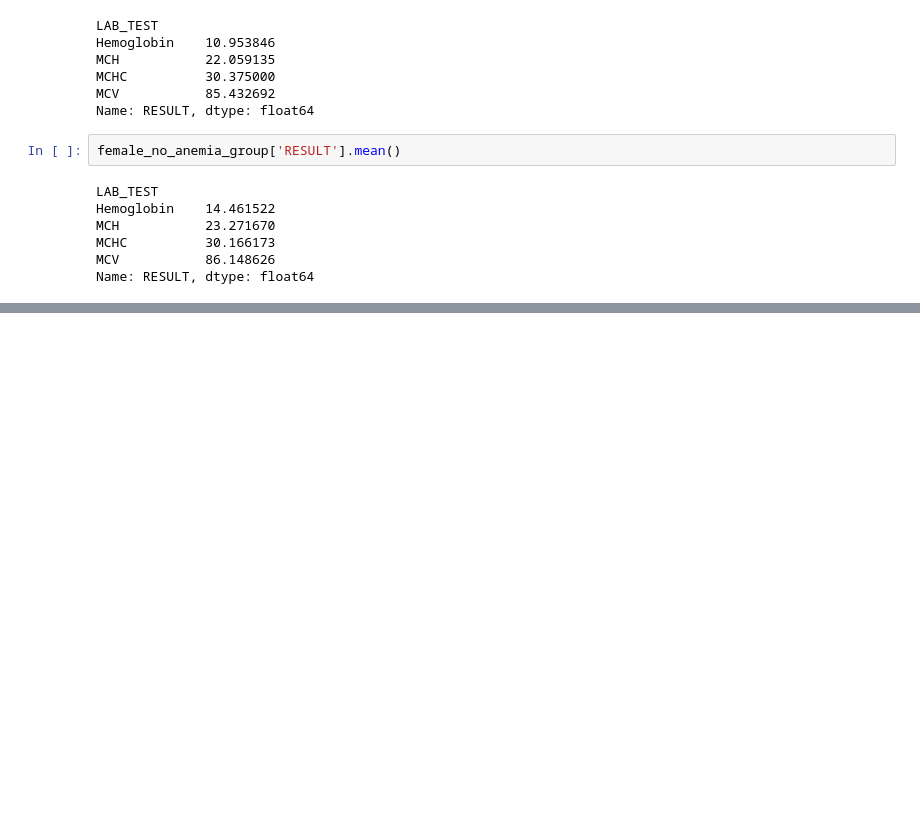
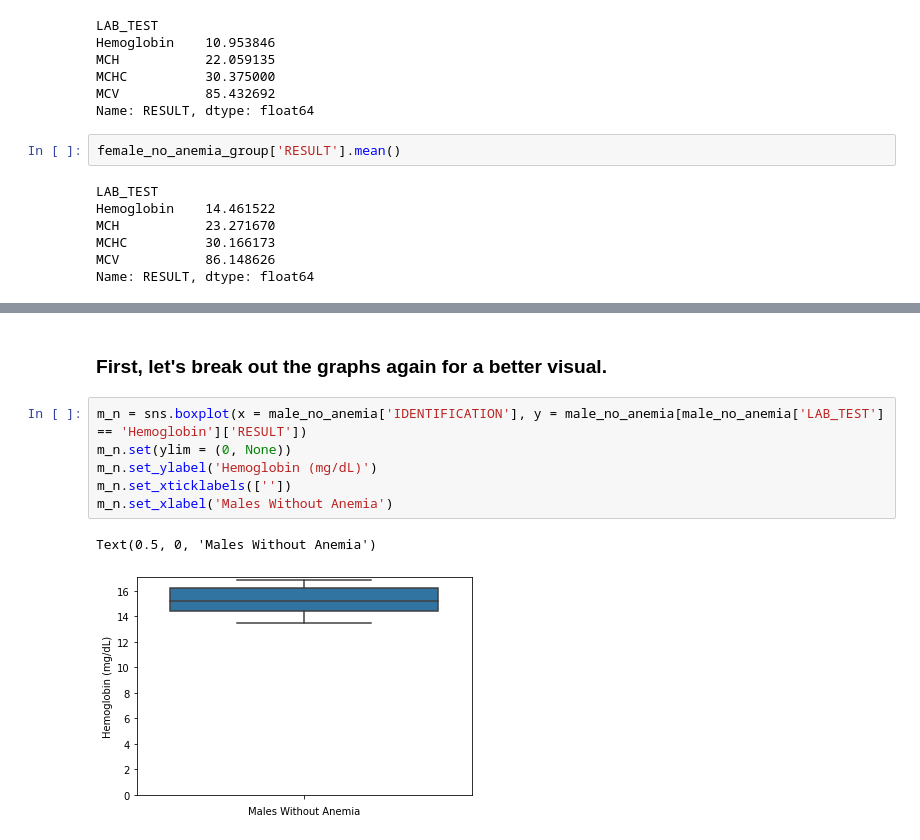
Before and after one commit to INDIG0N/anemia_data, a Jupyter notebook: notebooks/anemia_records.ipynb, the cells around one changed output, grey strips where cells are left out. Drawn from its saved outputs; the diff is of its cells as text; blank space fills up the shorter version.

```diff
--- a/notebooks/anemia_records.ipynb
+++ b/notebooks/anemia_records.ipynb
@@ -148,0 +198,11 @@ Name: RESULT, dtype: float64
+# %% [markdown]
+### First, let's break out the graphs again for a better visual.
+# %%
+m_n = sns.boxplot(x = male_no_anemia['IDENTIFICATION'], y = male_no_anemia[male_no_anemia['LAB_TEST'] == 'Hemoglobin']['RESULT'])
+m_n.set(ylim = (0, None))
+m_n.set_ylabel('Hemoglobin (mg/dL)')
+m_n.set_xticklabels([''])
+m_n.set_xlabel('Males Without Anemia')
+# %% [output]
+Text(0.5, 0, 'Males Without Anemia')
+[figure, added]
```
Also changed, not shown: parts of 16 cells of this notebook.
